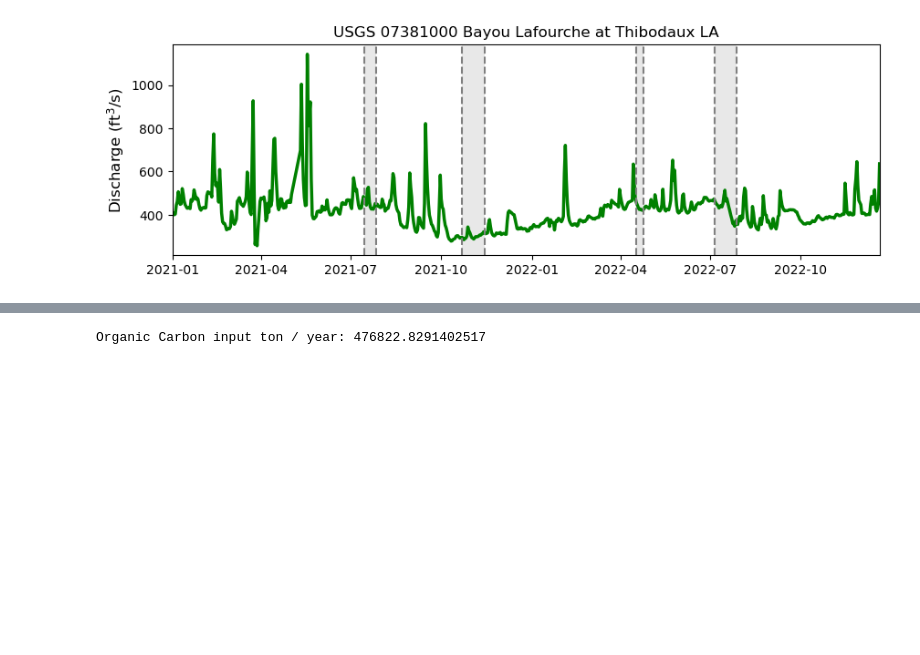
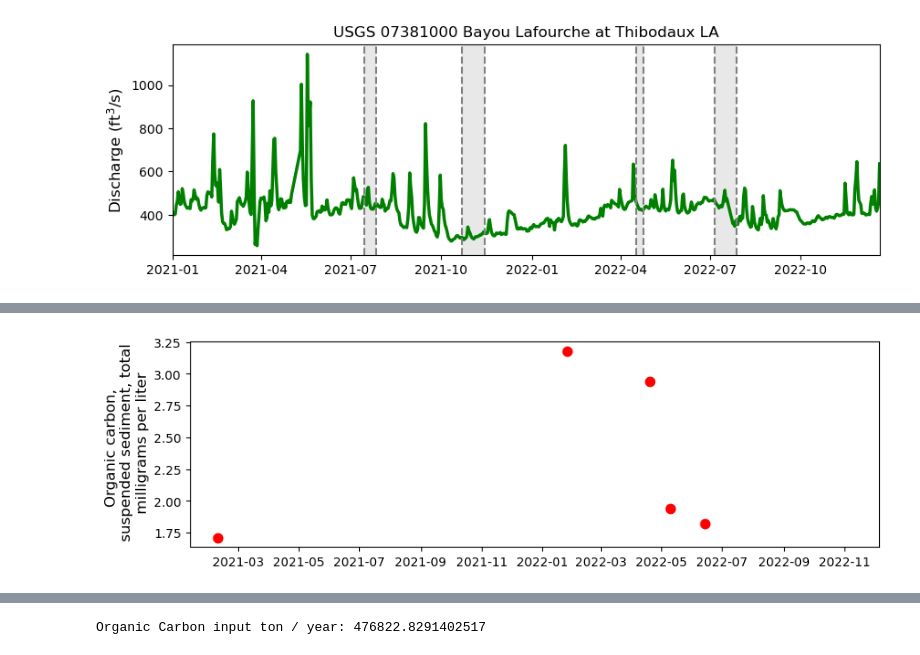
Before and after one commit to Hanna-the-explorer/Data_codes, a Jupyter notebook: river_discharge.ipynb, the cells around one changed output, grey strips where cells are left out. Drawn from its saved outputs; the diff is of its cells as text; code cells hidden in the pictures; blank space fills up the shorter version.

```diff
--- a/river_discharge.ipynb
+++ b/river_discharge.ipynb
@@ -163,0 +168,17 @@ print(df['medium_cd'].mean())
+# %%
+df = pd.read_csv('../Dissertation_projects/Data/river_discharge/USGS_Lab_data_Mississippi_River_Belle_Chasse_LA_edit.txt',
+                 index_col=0, delim_whitespace=True)
+
+df = df[df['coll_ent_cd'] == '00689']
+df['datetime'] = pd.to_datetime(df['sample_dt'])
+df['medium_cd'] = pd.to_numeric(df['medium_cd'], errors='coerce')
+
+plt.figure(figsize=(10, 3))
+
+plt.scatter(df['datetime'], df['medium_cd'], label='Organic carbon, water, filtered, milligrams per liter', color='red', linewidth=2.5)
+plt.xlim(df['datetime'].min(), df['datetime'].max())
+plt.ylabel(r'Organic carbon, '+'\n'+' suspended sediment, total'+'\n'+' milligrams per liter', fontsize=12)  # LaTeX formatting for units
+
+df_sed = df
+# %% [output]
+[figure, added]
```
Also changed, not shown: parts of 7 cells of this notebook.
